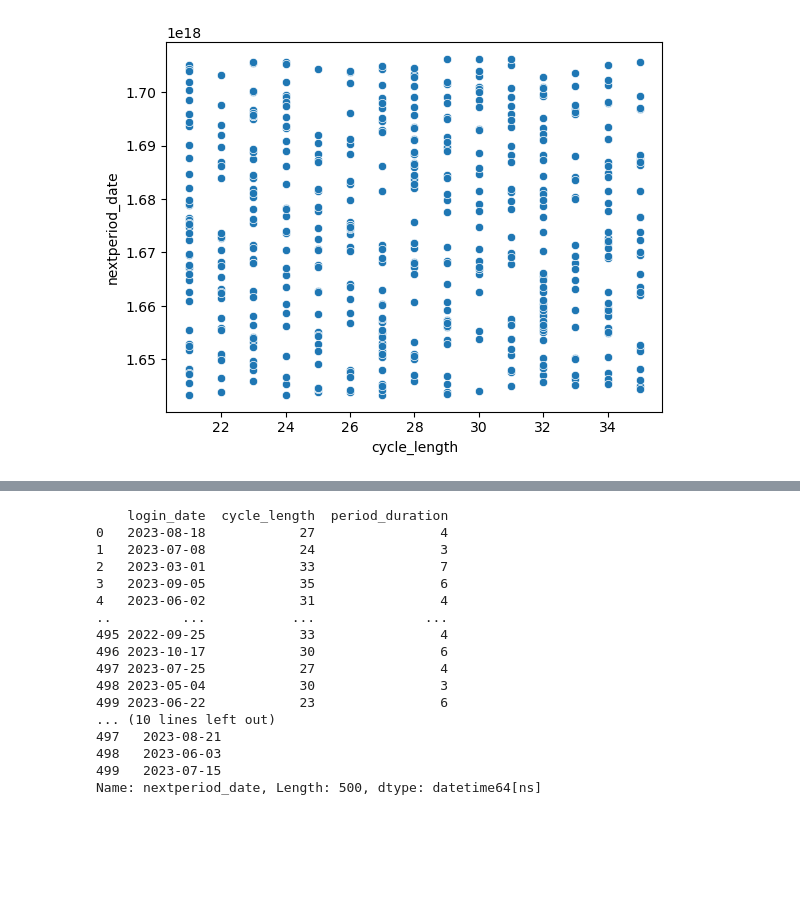
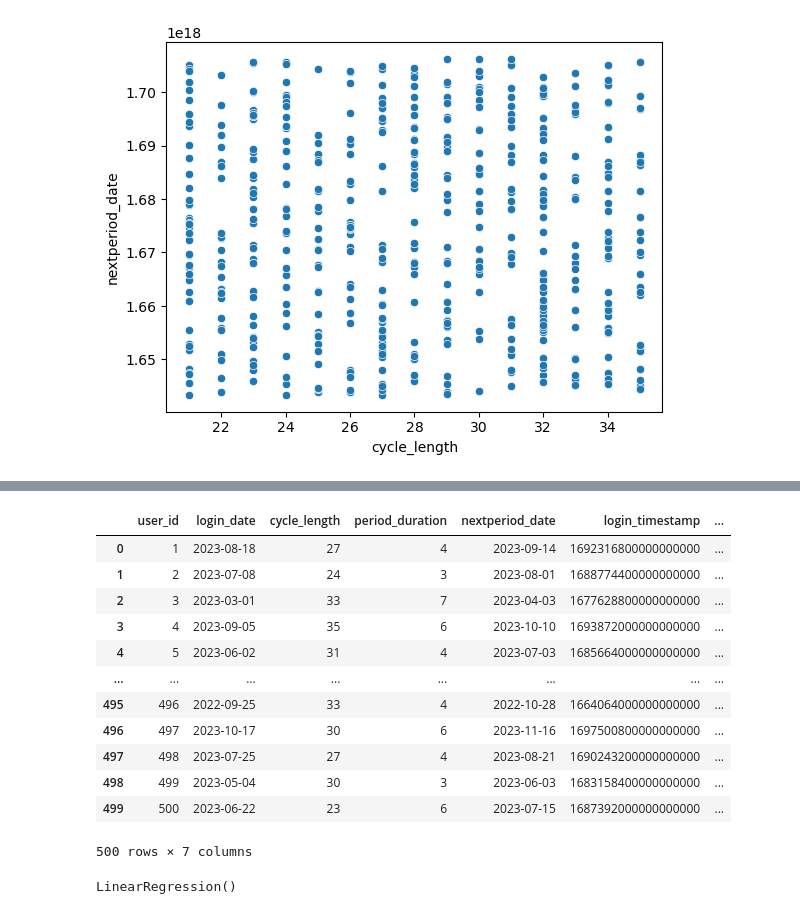
Before and after one commit to AkotoChristine/linear_regression_model, a Jupyter notebook: summative/linear_regression/multivariate.ipynb, the cells around one changed output, grey strips where cells are left out. Cells and saved outputs as stored; diff of their text form; code cells hidden in the pictures; blank space fills up the shorter version.

Commit message:
linear regression

```diff
--- a/summative/linear_regression/multivariate.ipynb
+++ b/summative/linear_regression/multivariate.ipynb
@@ -204,3 +207,12 @@ sns.scatterplot( x = x, y =y)
 # %% [output]
 <Axes: xlabel='cycle_length', ylabel='nextperiod_date'>
 [figure]
+# %%
+#adding timestamp columns
+data["login_timestamp"] = data["login_date"].astype(np.int64)
+data['login_timestamp']
+
+data['nextperiod_timestamp'] = data["nextperiod_date"].astype(np.int64)
+data['login_timestamp']
+
+#pd.to_datetime(data['login_timestamp'])
@@ -207,25 +232,29 @@ sns.scatterplot( x = x, y =y)
+# %%
+data
+# %% [output]
+|  | user_id | login_date | cycle_length | period_duration | nextperiod_date | login_timestamp | ... |
+| 0 | 1 | 2023-08-18 | 27 | 4 | 2023-09-14 | 1692316800000000000 | ... |
+| 1 | 2 | 2023-07-08 | 24 | 3 | 2023-08-01 | 1688774400000000000 | ... |
+| 2 | 3 | 2023-03-01 | 33 | 7 | 2023-04-03 | 1677628800000000000 | ... |
+| 3 | 4 | 2023-09-05 | 35 | 6 | 2023-10-10 | 1693872000000000000 | ... |
+| 4 | 5 | 2023-06-02 | 31 | 4 | 2023-07-03 | 1685664000000000000 | ... |
+| ... | ... | ... | ... | ... | ... | ... | ... |
+| 495 | 496 | 2022-09-25 | 33 | 4 | 2022-10-28 | 1664064000000000000 | ... |
+| 496 | 497 | 2023-10-17 | 30 | 6 | 2023-11-16 | 1697500800000000000 | ... |
+| 497 | 498 | 2023-07-25 | 27 | 4 | 2023-08-21 | 1690243200000000000 | ... |
+| 498 | 499 | 2023-05-04 | 30 | 3 | 2023-06-03 | 1683158400000000000 | ... |
+| 499 | 500 | 2023-06-22 | 23 | 6 | 2023-07-15 | 1687392000000000000 | ... |
+500 rows × 7 columns
 # %%
 #finding the linear regression model
-X = data[['login_date', 'cycle_length', 'period_duration']]
-Y = data['nextperiod_date']
+X = data[["login_timestamp", 'cycle_length', 'period_duration']]
+Y = data['nextperiod_timestamp']
 
-print(X)
-print(Y)
+#X_train, X_test, y_train, y_test = train_test_split(X, y, test_size=0.2, random_state=42)
+
+X_train, Y_train, X_text, Y_test = train_test_split( X, Y, random_state= 42 )
-# %% [output]
-    login_date  cycle_length  period_duration
-0   2023-08-18            27                4
-1   2023-07-08            24                3
-2   2023-03-01            33                7
-3   2023-09-05            35                6
-4   2023-06-02            31                4
-..         ...           ...              ...
-495 2022-09-25            33                4
-496 2023-10-17            30                6
-497 2023-07-25            27                4
-498 2023-05-04            30                3
-499 2023-06-22            23                6
-... (10 lines left out)
-497   2023-08-21
-498   2023-06-03
-499   2023-07-15
-Name: nextperiod_date, Length: 500, dtype: datetime64[ns]
+# %%
+model = LinearRegression()
+model.fit(X, Y)
+# %% [output]
+LinearRegression()
```
Also changed, not shown: parts of 2 cells of this notebook.
